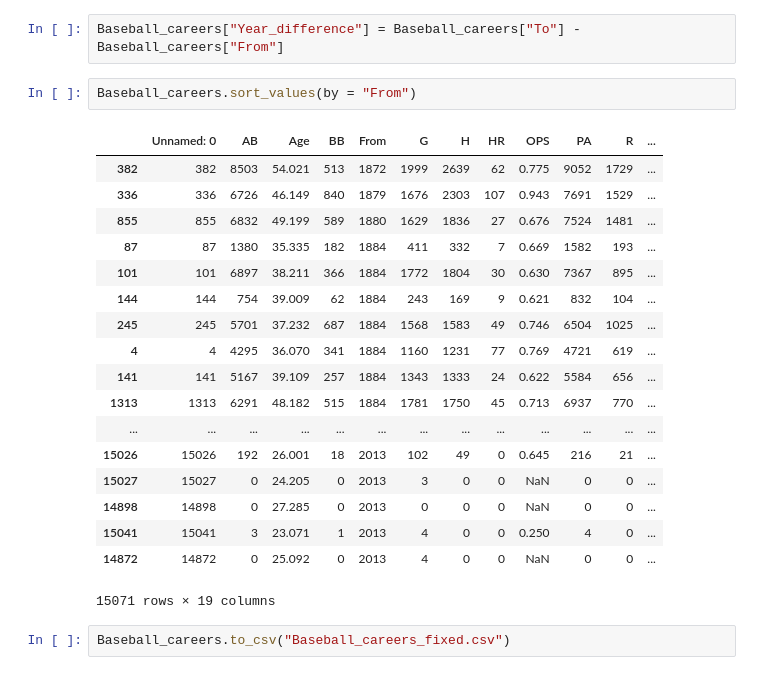
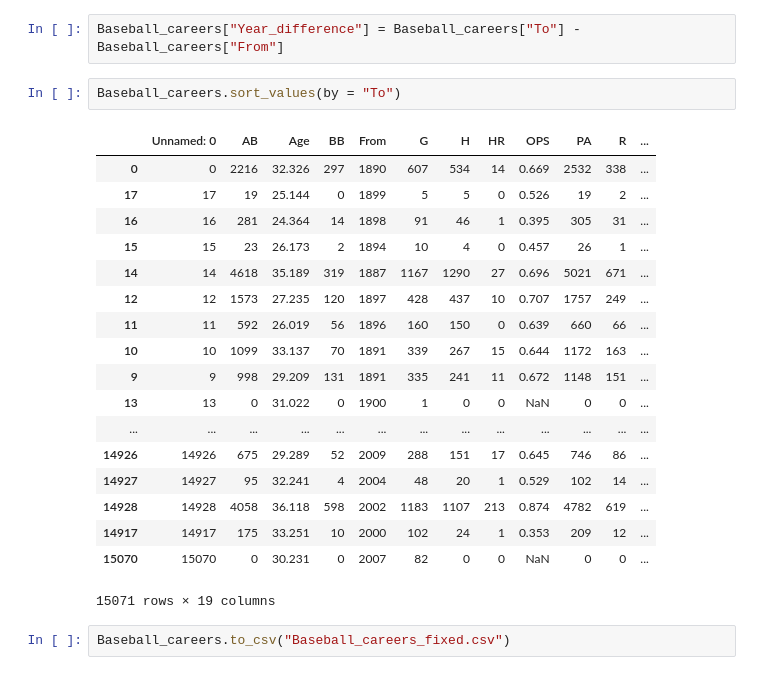
Before and after one commit to JulienAssouline/data-studios-projects, a Jupyter notebook: code/Baseball_life/Baseball life analysis.ipynb, the cells around one changed output. Saved outputs shown, nothing was run; the diff lists cells and outputs as text.

```diff
--- a/code/Baseball_life/Baseball life analysis.ipynb
+++ b/code/Baseball_life/Baseball life analysis.ipynb
@@ -36,25 +37,25 @@ Baseball_careers[Baseball_careers["To"] == 1976]
 # %%
 Baseball_careers["Year_difference"] = Baseball_careers["To"] - Baseball_careers["From"]
 # %%
-Baseball_careers.sort_values(by = "From")
+Baseball_careers.sort_values(by = "To")
 # %% [output]
 |  | Unnamed: 0 | AB | Age | BB | From | G | H | HR | OPS | PA | R | ... |
-| 382 | 382 | 8503 | 54.021 | 513 | 1872 | 1999 | 2639 | 62 | 0.775 | 9052 | 1729 | ... |
-| 336 | 336 | 6726 | 46.149 | 840 | 1879 | 1676 | 2303 | 107 | 0.943 | 7691 | 1529 | ... |
-| 855 | 855 | 6832 | 49.199 | 589 | 1880 | 1629 | 1836 | 27 | 0.676 | 7524 | 1481 | ... |
-| 87 | 87 | 1380 | 35.335 | 182 | 1884 | 411 | 332 | 7 | 0.669 | 1582 | 193 | ... |
-| 101 | 101 | 6897 | 38.211 | 366 | 1884 | 1772 | 1804 | 30 | 0.630 | 7367 | 895 | ... |
-| 144 | 144 | 754 | 39.009 | 62 | 1884 | 243 | 169 | 9 | 0.621 | 832 | 104 | ... |
-| 245 | 245 | 5701 | 37.232 | 687 | 1884 | 1568 | 1583 | 49 | 0.746 | 6504 | 1025 | ... |
-| 4 | 4 | 4295 | 36.070 | 341 | 1884 | 1160 | 1231 | 77 | 0.769 | 4721 | 619 | ... |
-| 141 | 141 | 5167 | 39.109 | 257 | 1884 | 1343 | 1333 | 24 | 0.622 | 5584 | 656 | ... |
-| 1313 | 1313 | 6291 | 48.182 | 515 | 1884 | 1781 | 1750 | 45 | 0.713 | 6937 | 770 | ... |
+| 0 | 0 | 2216 | 32.326 | 297 | 1890 | 607 | 534 | 14 | 0.669 | 2532 | 338 | ... |
+| 17 | 17 | 19 | 25.144 | 0 | 1899 | 5 | 5 | 0 | 0.526 | 19 | 2 | ... |
+| 16 | 16 | 281 | 24.364 | 14 | 1898 | 91 | 46 | 1 | 0.395 | 305 | 31 | ... |
+| 15 | 15 | 23 | 26.173 | 2 | 1894 | 10 | 4 | 0 | 0.457 | 26 | 1 | ... |
+| 14 | 14 | 4618 | 35.189 | 319 | 1887 | 1167 | 1290 | 27 | 0.696 | 5021 | 671 | ... |
+| 12 | 12 | 1573 | 27.235 | 120 | 1897 | 428 | 437 | 10 | 0.707 | 1757 | 249 | ... |
+| 11 | 11 | 592 | 26.019 | 56 | 1896 | 160 | 150 | 0 | 0.639 | 660 | 66 | ... |
+| 10 | 10 | 1099 | 33.137 | 70 | 1891 | 339 | 267 | 15 | 0.644 | 1172 | 163 | ... |
+| 9 | 9 | 998 | 29.209 | 131 | 1891 | 335 | 241 | 11 | 0.672 | 1148 | 151 | ... |
+| 13 | 13 | 0 | 31.022 | 0 | 1900 | 1 | 0 | 0 | NaN | 0 | 0 | ... |
 | ... | ... | ... | ... | ... | ... | ... | ... | ... | ... | ... | ... | ... |
-| 15026 | 15026 | 192 | 26.001 | 18 | 2013 | 102 | 49 | 0 | 0.645 | 216 | 21 | ... |
-| 15027 | 15027 | 0 | 24.205 | 0 | 2013 | 3 | 0 | 0 | NaN | 0 | 0 | ... |
-| 14898 | 14898 | 0 | 27.285 | 0 | 2013 | 0 | 0 | 0 | NaN | 0 | 0 | ... |
-| 15041 | 15041 | 3 | 23.071 | 1 | 2013 | 4 | 0 | 0 | 0.250 | 4 | 0 | ... |
-| 14872 | 14872 | 0 | 25.092 | 0 | 2013 | 4 | 0 | 0 | NaN | 0 | 0 | ... |
+| 14926 | 14926 | 675 | 29.289 | 52 | 2009 | 288 | 151 | 17 | 0.645 | 746 | 86 | ... |
+| 14927 | 14927 | 95 | 32.241 | 4 | 2004 | 48 | 20 | 1 | 0.529 | 102 | 14 | ... |
+| 14928 | 14928 | 4058 | 36.118 | 598 | 2002 | 1183 | 1107 | 213 | 0.874 | 4782 | 619 | ... |
+| 14917 | 14917 | 175 | 33.251 | 10 | 2000 | 102 | 24 | 1 | 0.353 | 209 | 12 | ... |
+| 15070 | 15070 | 0 | 30.231 | 0 | 2007 | 82 | 0 | 0 | NaN | 0 | 0 | ... |
 15071 rows × 19 columns
 # %%
 Baseball_careers.to_csv("Baseball_careers_fixed.csv")
```
Also changed, not shown: parts of 4 cells of this notebook, 3 other files.
